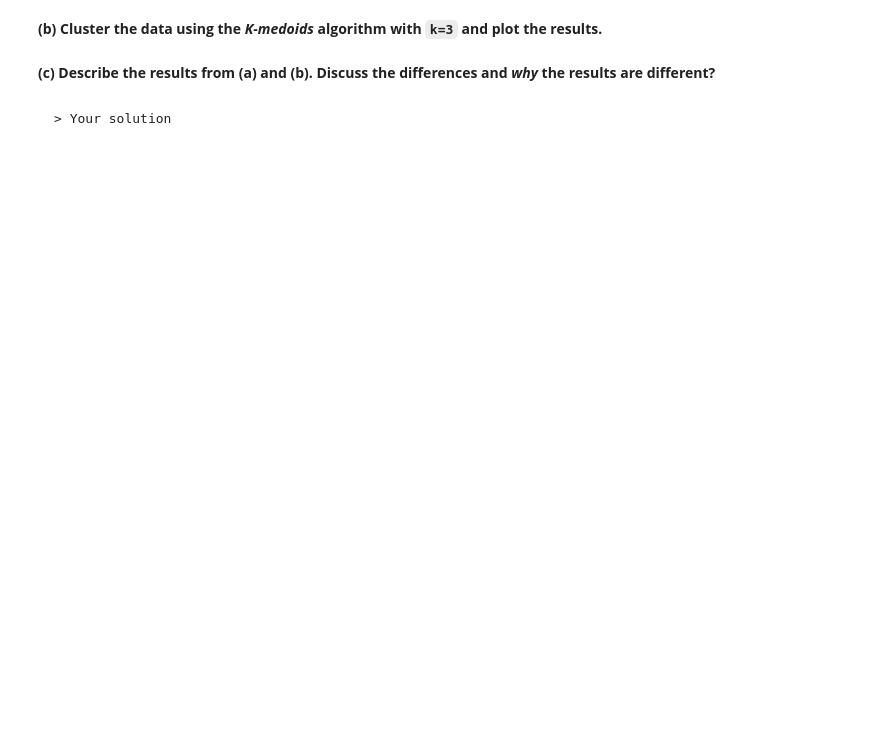
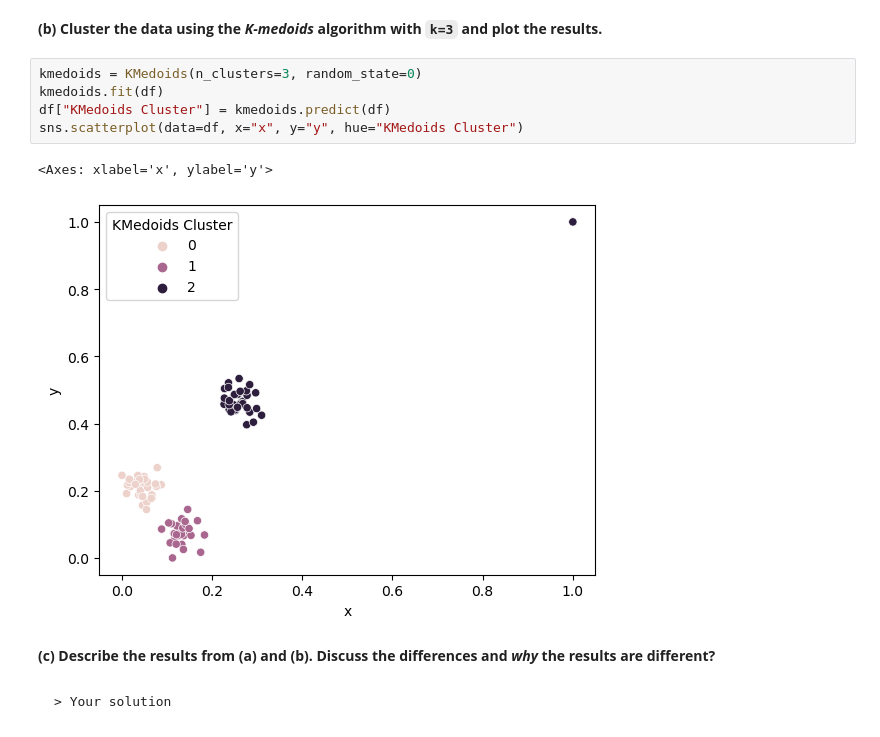
Before and after one commit to kssrr/DataMiningAssignments, a Jupyter notebook: Exercise10/Assignment_10.ipynb, the cells around one changed output. Cells and saved outputs as stored; diff of their text form; blank space fills up the shorter version.

```diff
--- a/Exercise10/Assignment_10.ipynb
+++ b/Exercise10/Assignment_10.ipynb
@@ -127,5 +139,13 @@ __(a) Cluster  the  data  using  the  *K-means* algorithm with `k=3` and plot th
 # %% [markdown]
 __(b) Cluster the data using the *K-medoids* algorithm with `k=3` and plot the results.__
+# %%
+kmedoids = KMedoids(n_clusters=3, random_state=0)
+kmedoids.fit(df)
+df["KMedoids Cluster"] = kmedoids.predict(df)
+sns.scatterplot(data=df, x="x", y="y", hue="KMedoids Cluster")
+# %% [output]
+<Axes: xlabel='x', ylabel='y'>
+[figure, added]
 # %% [markdown]
 __(c) Describe the results from (a) and (b). Discuss the differences and *why* the results are different?__
 # %% [markdown]
```
Also changed, not shown: parts of 5 cells of this notebook.
